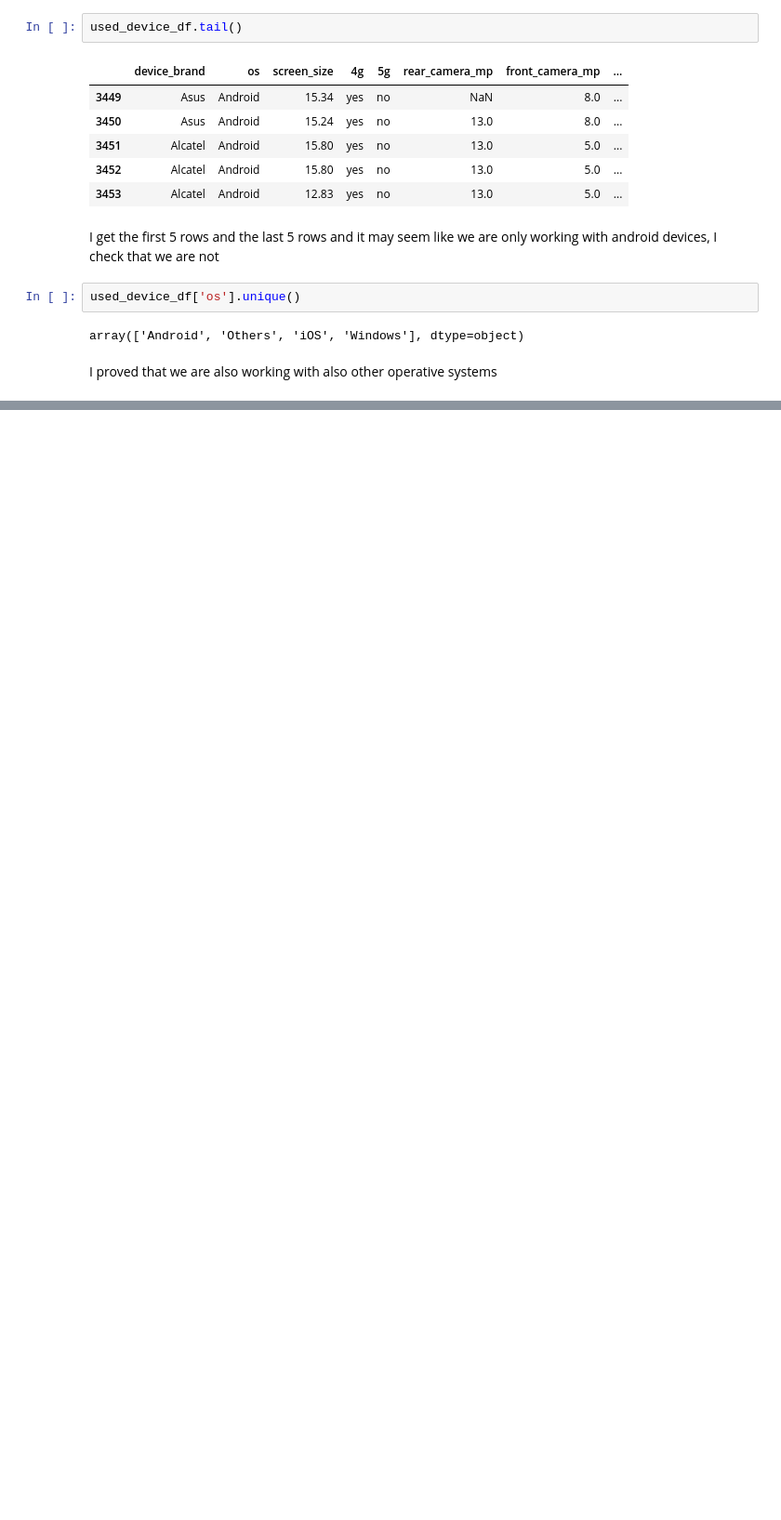
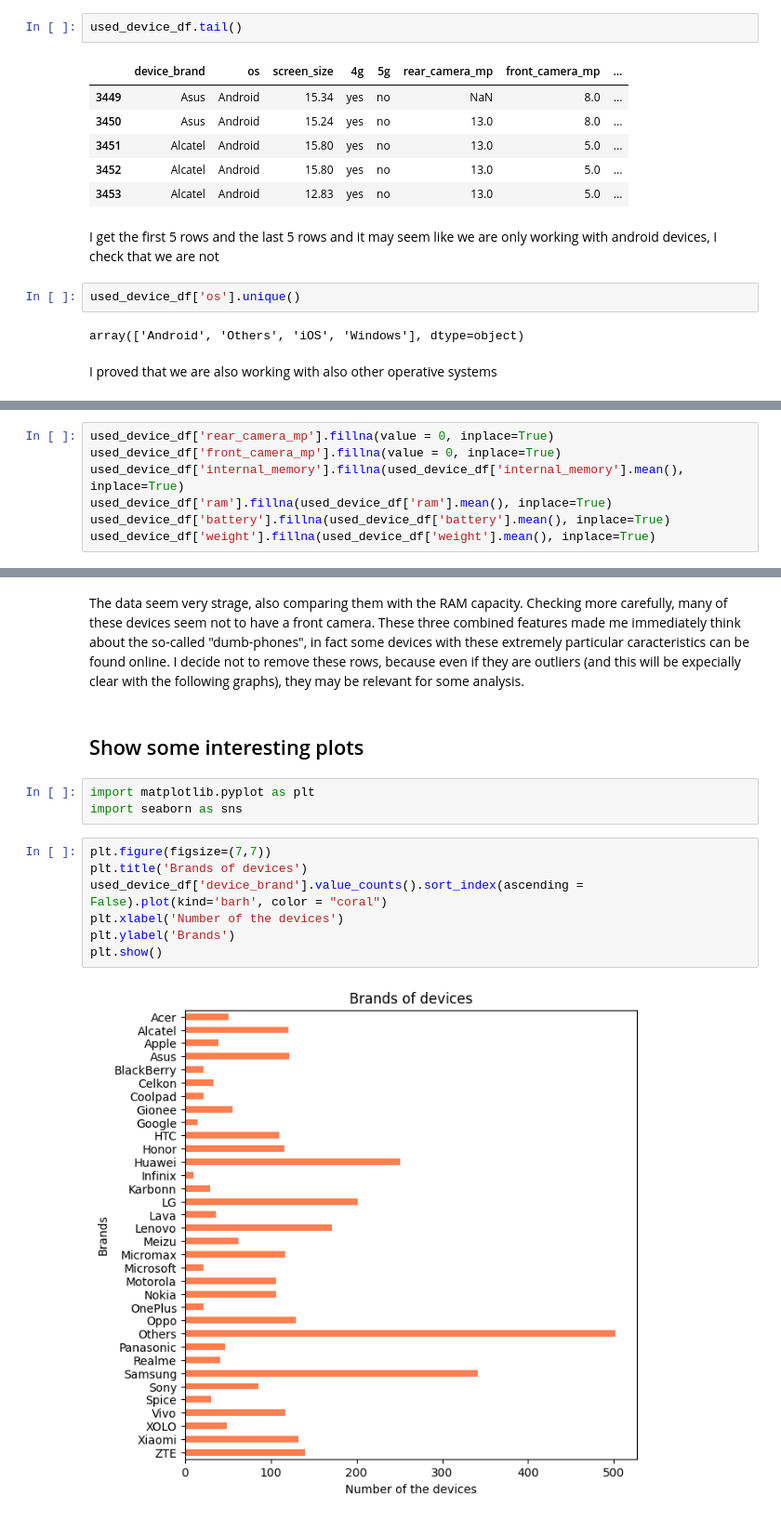
Before and after one commit to annalisadettorii/Project, a Jupyter notebook: prova.ipynb, the cells around one changed output, grey strips where cells are left out. Shown at 93% size. Saved outputs shown, nothing was run; the diff lists cells and outputs as text; blank space fills up the shorter version.

Commit message:
First plots

```diff
--- a/prova.ipynb
+++ b/prova.ipynb
@@ -120,0 +129,7 @@ I proved that we are also working with also other operative systems
+# %%
+used_device_df['rear_camera_mp'].fillna(value = 0, inplace=True)
+used_device_df['front_camera_mp'].fillna(value = 0, inplace=True)
+used_device_df['internal_memory'].fillna(used_device_df['internal_memory'].mean(), inplace=True)
+used_device_df['ram'].fillna(used_device_df['ram'].mean(), inplace=True)
+used_device_df['battery'].fillna(used_device_df['battery'].mean(), inplace=True)
+used_device_df['weight'].fillna(used_device_df['weight'].mean(), inplace=True)
@@ -120,0 +212,16 @@ I proved that we are also working with also other operative systems
+# %% [markdown]
+The data seem very strage, also comparing them with the RAM capacity. Checking more carefully, many of these devices seem not to have a front camera. These three combined features made me immediately think about the so-called "dumb-phones", in fact some devices with these extremely particular caracteristics can be found online. I decide not to remove these rows, because even if they are outliers (and this will be expecially clear with the following graphs), they may be relevant for some analysis.
+# %% [markdown]
+## Show some interesting plots
+# %%
+import matplotlib.pyplot as plt
+import seaborn as sns
+# %%
+plt.figure(figsize=(7,7))
+plt.title('Brands of devices')
+used_device_df['device_brand'].value_counts().sort_index(ascending = False).plot(kind='barh', color = "coral")
+plt.xlabel('Number of the devices')
+plt.ylabel('Brands')
+plt.show()
+# %% [output]
+[figure, added]
```
Also changed, not shown: parts of 29 cells of this notebook.
